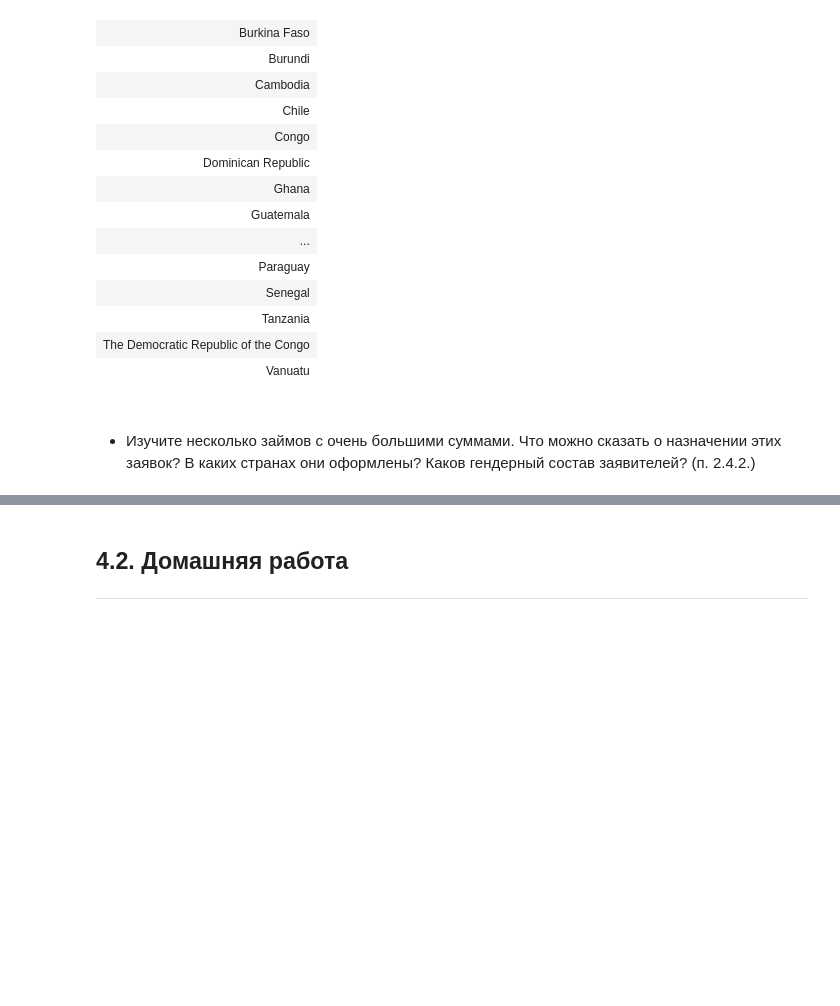
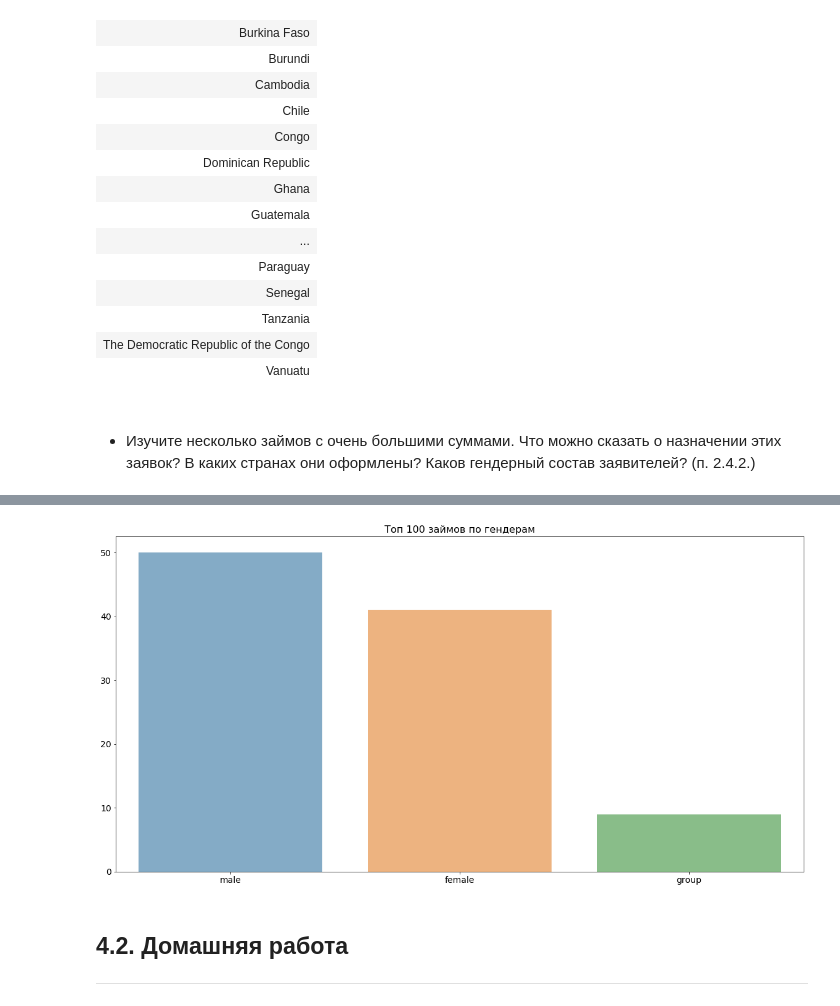
Before and after one commit to TomasHogger/python, a Jupyter notebook: kiva/kiva.ipynb, the cells around one changed output, grey strips where cells are left out. Drawn from its saved outputs; the diff is of its cells as text; code cells hidden in the pictures; blank space fills up the shorter version.

```diff
--- a/kiva/kiva.ipynb
+++ b/kiva/kiva.ipynb
@@ -144,3 +110,8 @@ TypeError: no numeric data to plot
+# %%
+df['sex_type'] = [x if x in ['male', 'female'] else 'group'  for x in df.borrower_genders]
+top_100_bar(df.sex_type.value_counts(), 'по гендерам')
+# %% [output]
+[figure, added]
 # %% [markdown]
 ## 4.2. Домашняя работа
 ***
```
Also changed, not shown: parts of 6 cells of this notebook.
